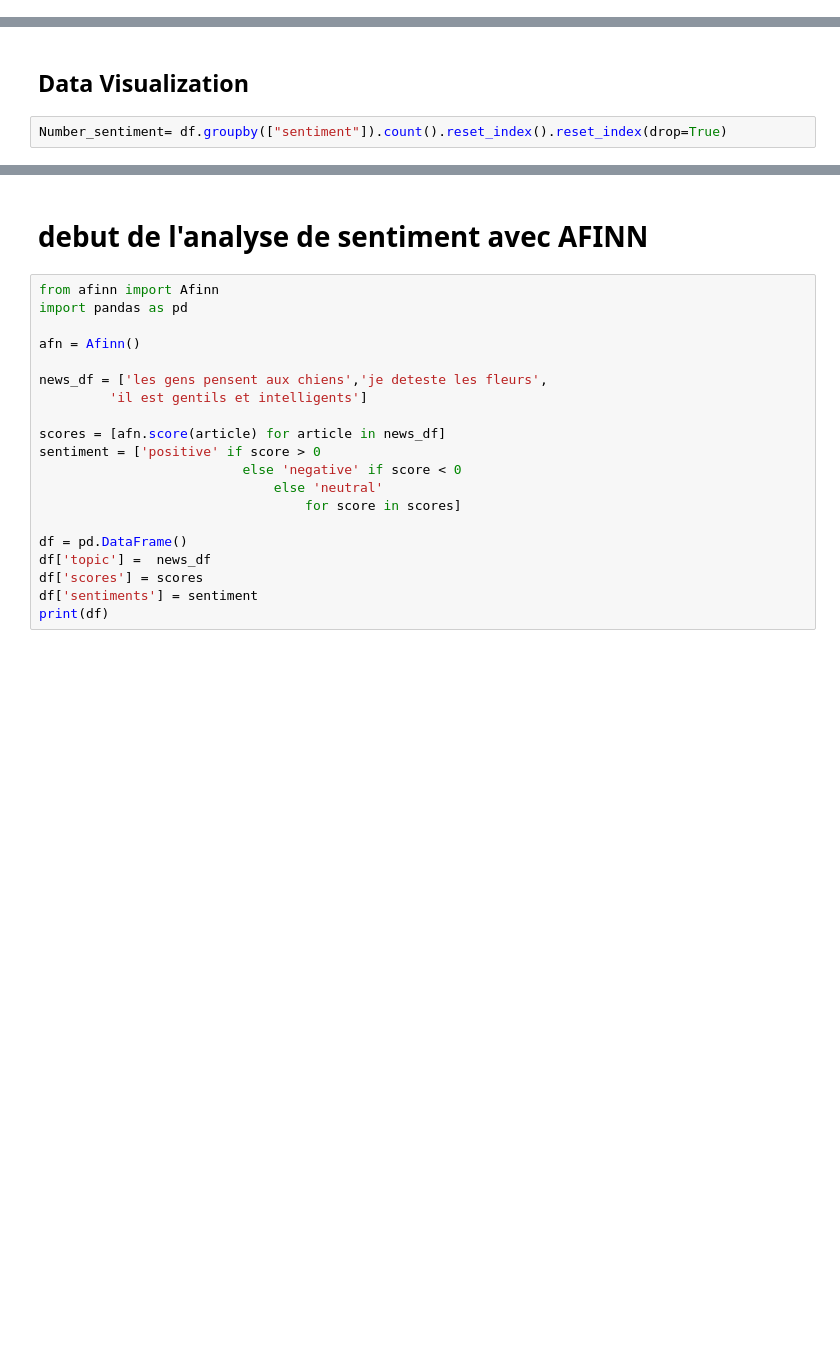
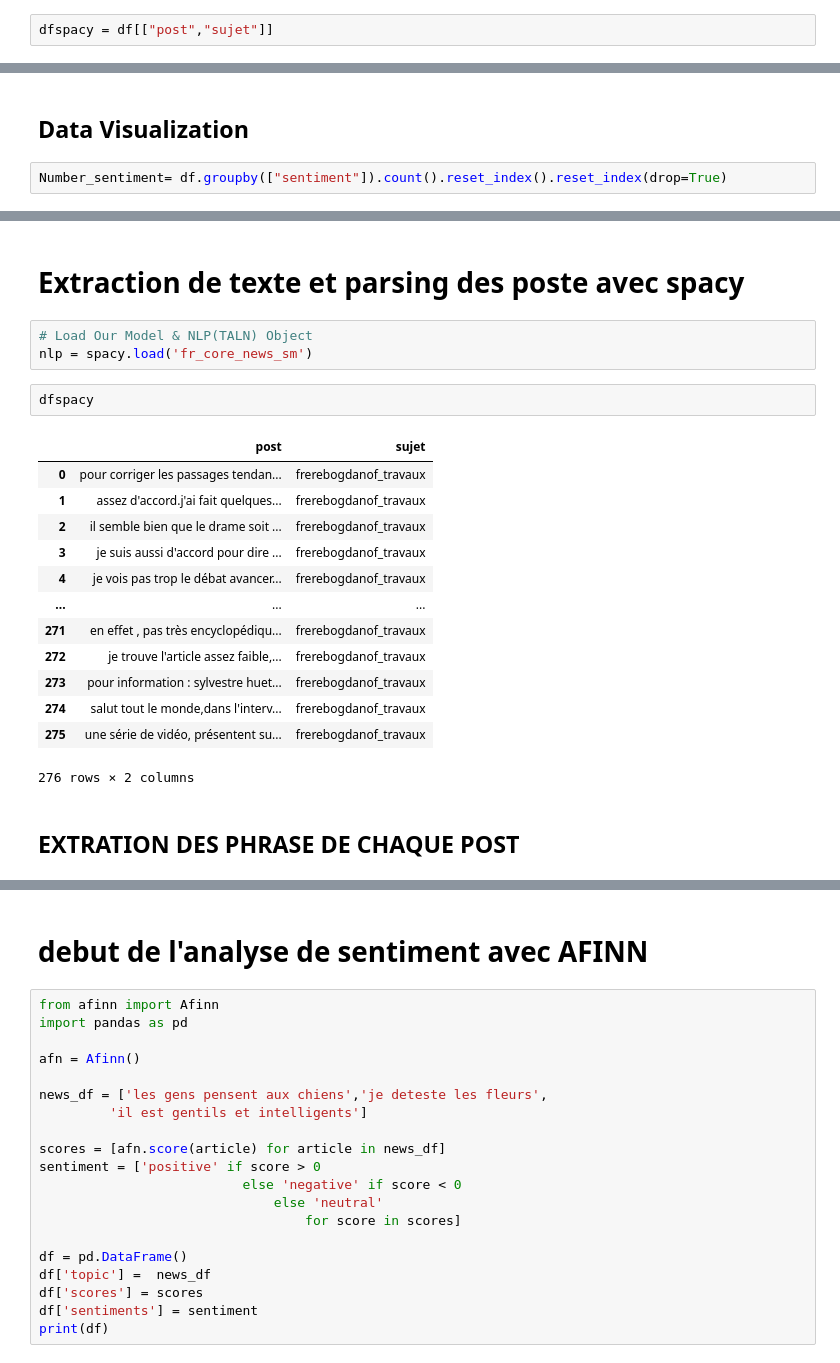
Before and after one commit to zaina34/Analyse_d_opinion, a Jupyter notebook: Codes/Pipeline_fouille_opinion_et_analyse_sentiment.ipynb, the cells around one changed output, grey strips where cells are left out. Drawn from its saved outputs; the diff is of its cells as text; blank space fills up the shorter version.

```diff
--- a/Codes/Pipeline_fouille_opinion_et_analyse_sentiment.ipynb
+++ b/Codes/Pipeline_fouille_opinion_et_analyse_sentiment.ipynb
@@ -63,5 +63,7 @@ NAN.sort_values("percentage", ascending=False)
 | 1 | sujet | 0.0 |
 # %%
 df["post"]= df["post"].str.lower()
+# %%
+dfspacy = df[["post","sujet"]]
 # %% [markdown]
 ## tokenisation des poste
@@ -154,0 +161,23 @@ fig.show()
+# %% [markdown]
+# Extraction de texte et parsing des poste avec spacy
+# %%
+# Load Our Model & NLP(TALN) Object
+nlp = spacy.load('fr_core_news_sm')
+# %%
+dfspacy
+# %% [output]
+|  | post | sujet |
+| 0 | pour corriger les passages tendan... | frerebogdanof_travaux |
+| 1 | assez d'accord.j'ai fait quelques... | frerebogdanof_travaux |
+| 2 | il semble bien que le drame soit ... | frerebogdanof_travaux |
+| 3 | je suis aussi d'accord pour dire ... | frerebogdanof_travaux |
+| 4 | je vois pas trop le débat avancer... | frerebogdanof_travaux |
+| ... | ... | ... |
+| 271 | en effet , pas très encyclopédiqu... | frerebogdanof_travaux |
+| 272 | je trouve l'article assez faible,... | frerebogdanof_travaux |
+| 273 | pour information : sylvestre huet... | frerebogdanof_travaux |
+| 274 | salut tout le monde,dans l'interv... | frerebogdanof_travaux |
+| 275 | une série de vidéo, présentent su... | frerebogdanof_travaux |
+276 rows × 2 columns
+# %% [markdown]
+## EXTRATION DES PHRASE DE CHAQUE POST
```
Also changed, not shown: parts of 17 cells of this notebook, 7 other files.
